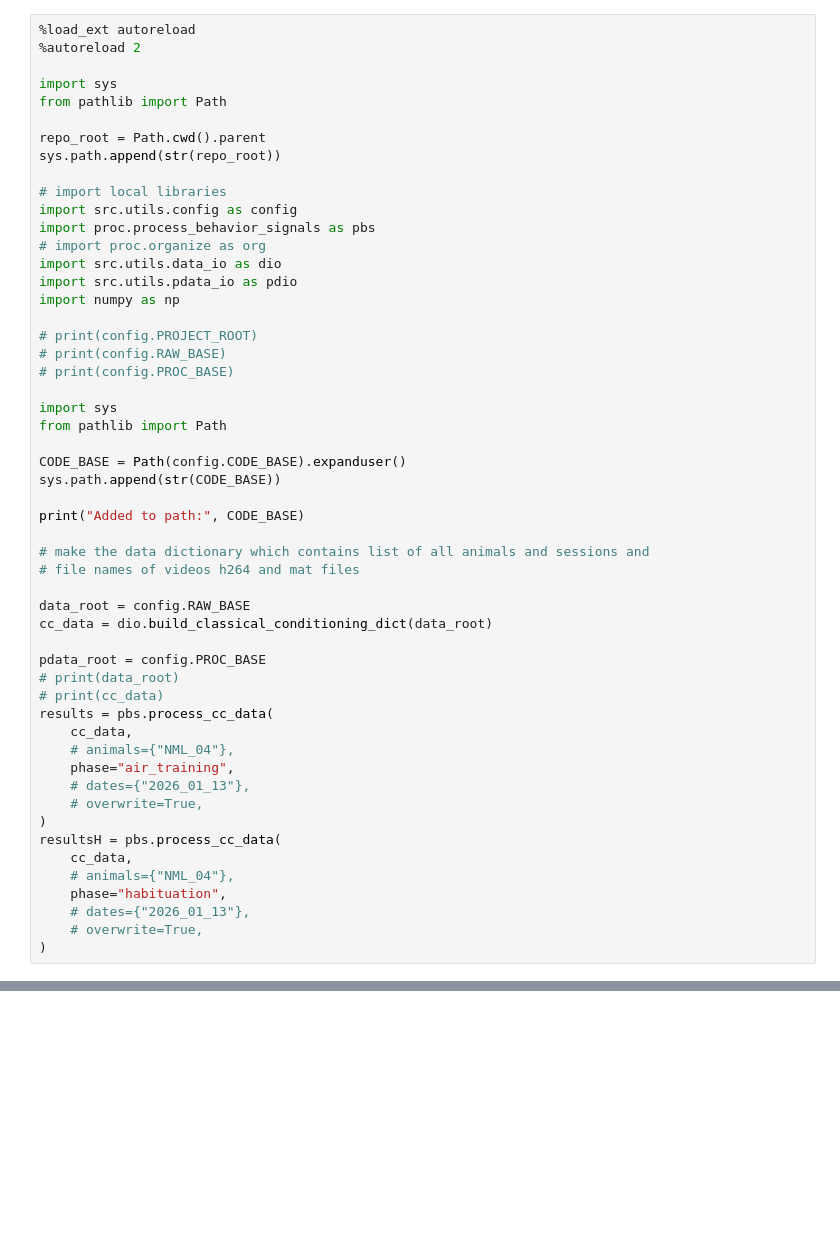
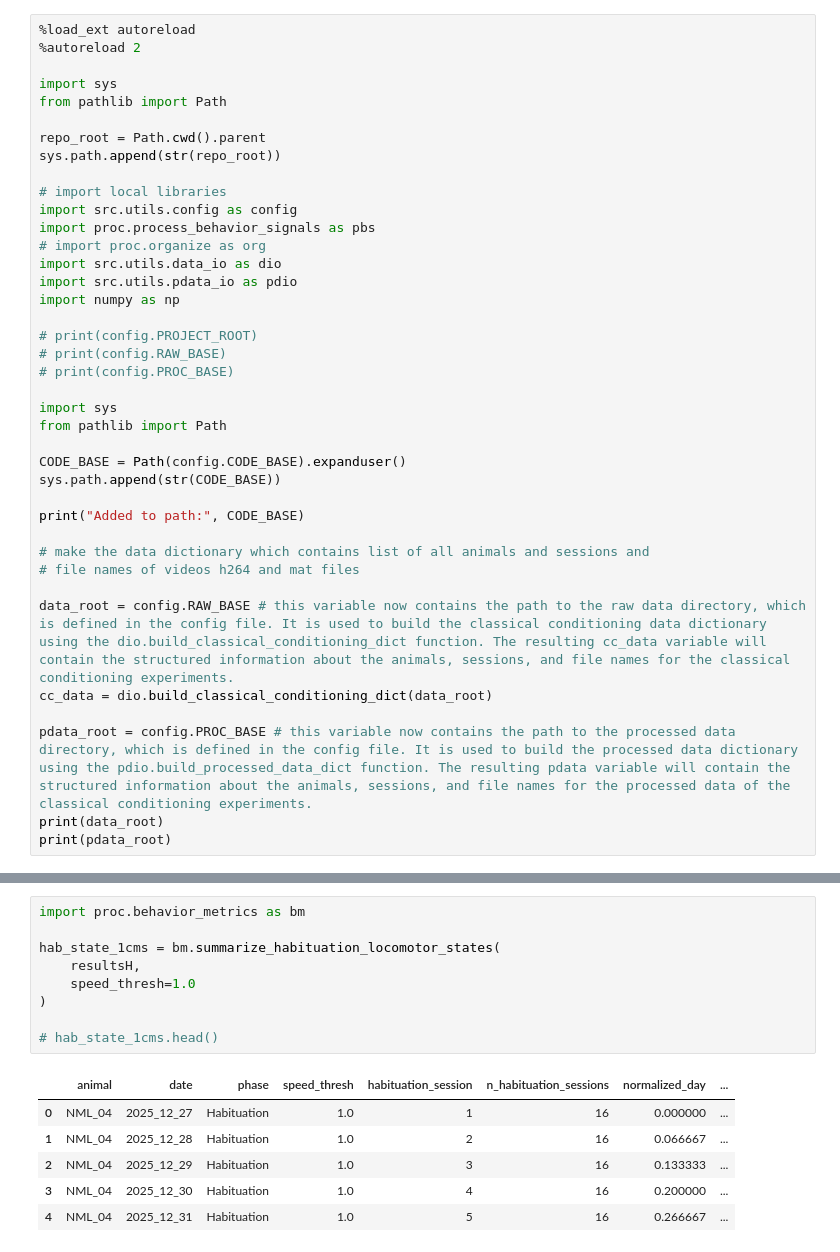
Before and after one commit to neuromomentumlab/Classical_Conditioning_Air_Wheel, a Jupyter notebook: Python/notebooks/behavioral_characterization.ipynb, the cells around one changed output, grey strips where cells are left out. Saved outputs shown, nothing was run; the diff lists cells and outputs as text; blank space fills up the shorter version.

```diff
--- a/Python/notebooks/behavioral_characterization.ipynb
+++ b/Python/notebooks/behavioral_characterization.ipynb
@@ -31,23 +35,9 @@ print("Added to path:", CODE_BASE)
 # make the data dictionary which contains list of all animals and sessions and
 # file names of videos h264 and mat files
 
-data_root = config.RAW_BASE
+data_root = config.RAW_BASE # this variable now contains the path to the raw data directory, which is defined in the config file. It is used to build the classical conditioning data dictionary using the dio.build_classical_conditioning_dict function. The resulting cc_data variable will contain the structured information about the animals, sessions, and file names for the classical conditioning experiments.
 cc_data = dio.build_classical_conditioning_dict(data_root)
 
-pdata_root = config.PROC_BASE
-# print(data_root)
-# print(cc_data)
-results = pbs.process_cc_data(
-    cc_data,
-    # animals={"NML_04"},
-    phase="air_training",
-    # dates={"2026_01_13"},
-    # overwrite=True,
-)
-resultsH = pbs.process_cc_data(
-    cc_data,
-    # animals={"NML_04"},
-    phase="habituation",
-    # dates={"2026_01_13"},
-    # overwrite=True,
-)
+pdata_root = config.PROC_BASE # this variable now contains the path to the processed data directory, which is defined in the config file. It is used to build the processed data dictionary using the pdio.build_processed_data_dict function. The resulting pdata variable will contain the structured information about the animals, sessions, and file names for the processed data of the classical conditioning experiments.
+print(data_root)
+print(pdata_root)
@@ -53,0 +293,16 @@ resultsH = pbs.process_cc_data(
+# %%
+import proc.behavior_metrics as bm
+
+hab_state_1cms = bm.summarize_habituation_locomotor_states(
+    resultsH,
+    speed_thresh=1.0
+)
+
+# hab_state_1cms.head()
+# %% [output]
+|  | animal | date | phase | speed_thresh | habituation_session | n_habituation_sessions | normalized_day | ... |
+| 0 | NML_04 | 2025_12_27 | Habituation | 1.0 | 1 | 16 | 0.000000 | ... |
+| 1 | NML_04 | 2025_12_28 | Habituation | 1.0 | 2 | 16 | 0.066667 | ... |
+| 2 | NML_04 | 2025_12_29 | Habituation | 1.0 | 3 | 16 | 0.133333 | ... |
+| 3 | NML_04 | 2025_12_30 | Habituation | 1.0 | 4 | 16 | 0.200000 | ... |
+| 4 | NML_04 | 2025_12_31 | Habituation | 1.0 | 5 | 16 | 0.266667 | ... |
```
Also changed, not shown: parts of 19 cells of this notebook, 7 other files.
